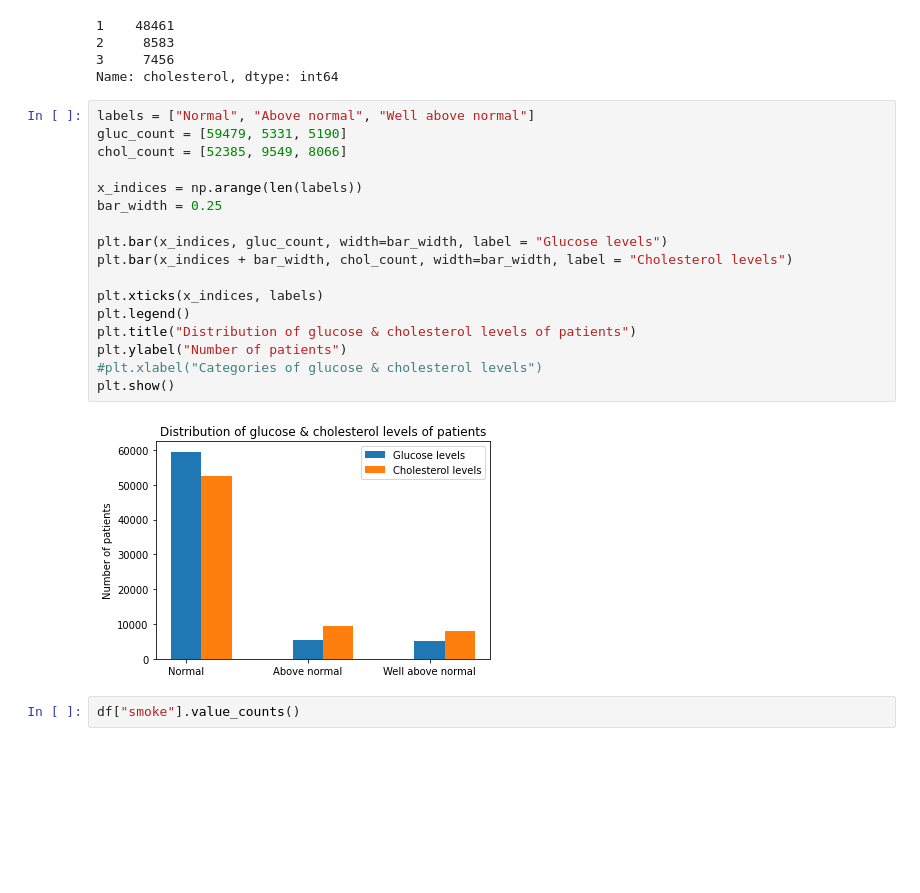
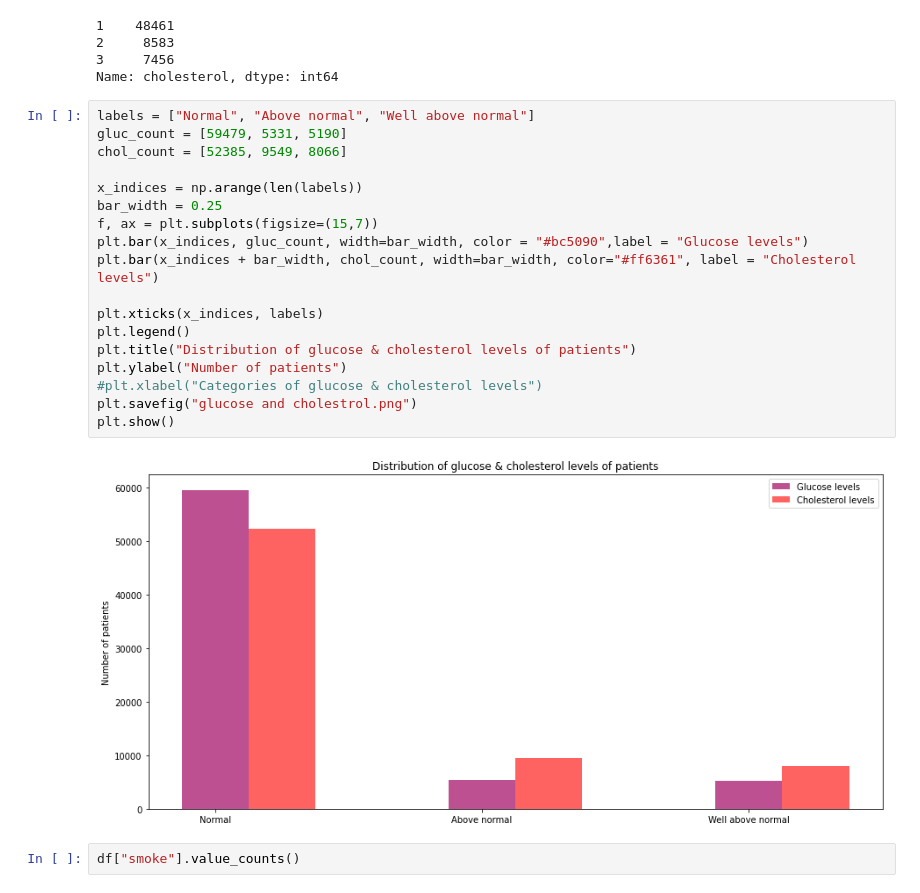
Before and after one commit to itsKarad/CVD_Predictor, a Jupyter notebook: cardiovascular_disease.ipynb, the cells around one changed output. Drawn from its saved outputs; the diff is of its cells as text; blank space fills up the shorter version.

Commit message:
Added visualisations

```diff
--- a/cardiovascular_disease.ipynb
+++ b/cardiovascular_disease.ipynb
@@ -406,22 +441,23 @@ Name: cholesterol, dtype: int64
 # %%
 labels = ["Normal", "Above normal", "Well above normal"]
 gluc_count = [59479, 5331, 5190]
 chol_count = [52385, 9549, 8066]
 
 x_indices = np.arange(len(labels))
 bar_width = 0.25
-
-plt.bar(x_indices, gluc_count, width=bar_width, label = "Glucose levels")
-plt.bar(x_indices + bar_width, chol_count, width=bar_width, label = "Cholesterol levels")
+f, ax = plt.subplots(figsize=(15,7))
+plt.bar(x_indices, gluc_count, width=bar_width, color = "#bc5090",label = "Glucose levels")
+plt.bar(x_indices + bar_width, chol_count, width=bar_width, color="#ff6361", label = "Cholesterol levels")
 
 plt.xticks(x_indices, labels)
 plt.legend()
 plt.title("Distribution of glucose & cholesterol levels of patients")
 plt.ylabel("Number of patients")
 #plt.xlabel("Categories of glucose & cholesterol levels")
+plt.savefig("glucose and cholestrol.png")
 plt.show()
 # %% [output]
-[figure, old version]
+[figure, new version]
 # %%
 df["smoke"].value_counts()
 # %% [output]
```
Also changed, not shown: parts of 19 cells of this notebook.
